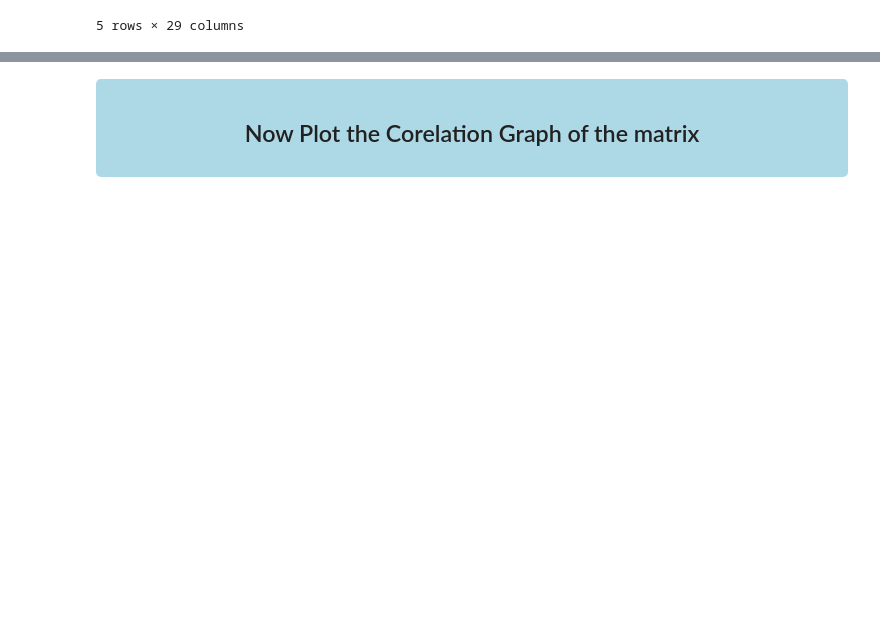
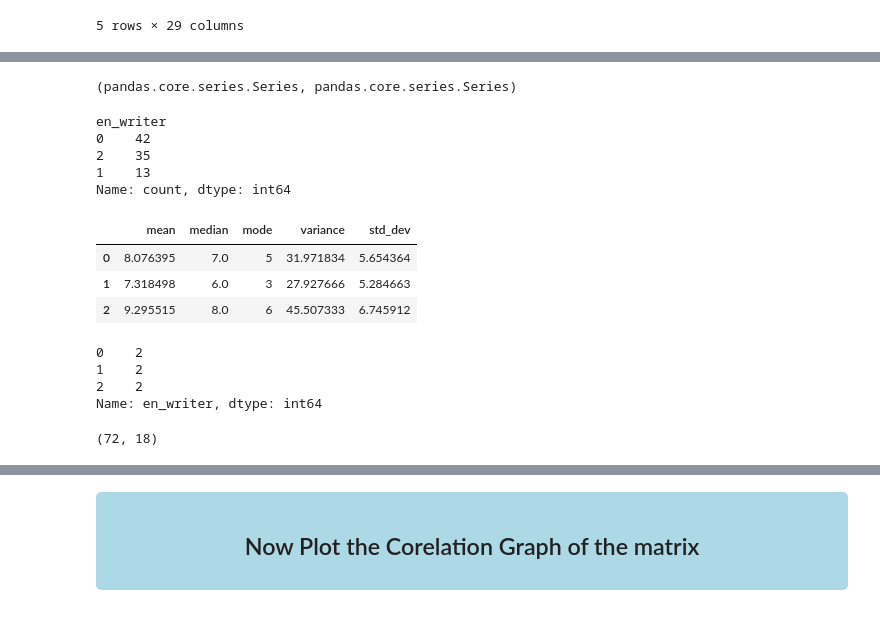
Before and after one commit to oitik/Harun-SIr, a Jupyter notebook: redefined-paper3-code.ipynb, the cells around one changed output, grey strips where cells are left out. Cells and saved outputs as stored; diff of their text form; code cells hidden in the pictures; blank space fills up the shorter version.

```diff
--- a/redefined-paper3-code.ipynb
+++ b/redefined-paper3-code.ipynb
@@ -1295,3 +1377,19 @@ phadata = pd.DataFrame(
 print(phadata.shape)
 # %% [output]
 (21, 2)
+# %%
+pn_matArr1 = []
+for i in range(len(pncarr4)):
+    pn_matArr1.append(PuncRank(igenmatrix_Punc(pncarr4[i])))
+
+state_mat1 = []
+for i in range(len(pncarr4)):
+    state_mat1.append(Punc_showA(pncarr4[i]))
+
+pmadata = pd.DataFrame(
+{
+    'punc_state_mat' : state_mat1,
+    'punc_st_state': pn_matArr1,
+})
+
+print(phadata.shape)
@@ -1298,4 +1398,4 @@ print(phadata.shape)
 # %%
-pdata = pd.concat([psrdata, prtdata, phadata], axis=0)
+pdata = pd.concat([psrdata, prtdata, phadata, pmadata], axis=0)
 pdata.shape
 # %% [output]
@@ -1323,0 +1457,40 @@ maindata.to_csv('author_data.csv', index=False)
+# %%
+type(df['st_state5x3']), type(maindata['st_state5x3'])
+# %% [output]
+(pandas.core.series.Series, pandas.core.series.Series)
+# %%
+from sklearn.preprocessing import LabelEncoder
+# Initialize LabelEncoder
+label_encoder = LabelEncoder()
+maindata['en_writer'] = label_encoder.fit_transform(maindata['writer'])
+# %%
+maindata['en_writer'].value_counts()
+# %% [output]
+en_writer
+0    42
+2    35
+1    13
+Name: count, dtype: int64
+# %%
+X = maindata[['mean', 'median', 'mode', 'variance', 'std_dev']]
+y = maindata['en_writer']
+# %%
+X.head(3)
+# %% [output]
+|  | mean | median | mode | variance | std_dev |
+| 0 | 8.076395 | 7.0 | 5 | 31.971834 | 5.654364 |
+| 1 | 7.318498 | 6.0 | 3 | 27.927666 | 5.284663 |
+| 2 | 9.295515 | 8.0 | 6 | 45.507333 | 6.745912 |
+# %%
+y.head(3)
+# %% [output]
+0    2
+1    2
+2    2
+Name: en_writer, dtype: int64
+# %%
+# Split the data into training and testing sets
+X_train, X_test, y_train, y_test = train_test_split(X, y, test_size=0.2)
+len(X_train), len(X_test)
+# %% [output]
+(72, 18)
```
Also changed, not shown: parts of 43 cells of this notebook.
